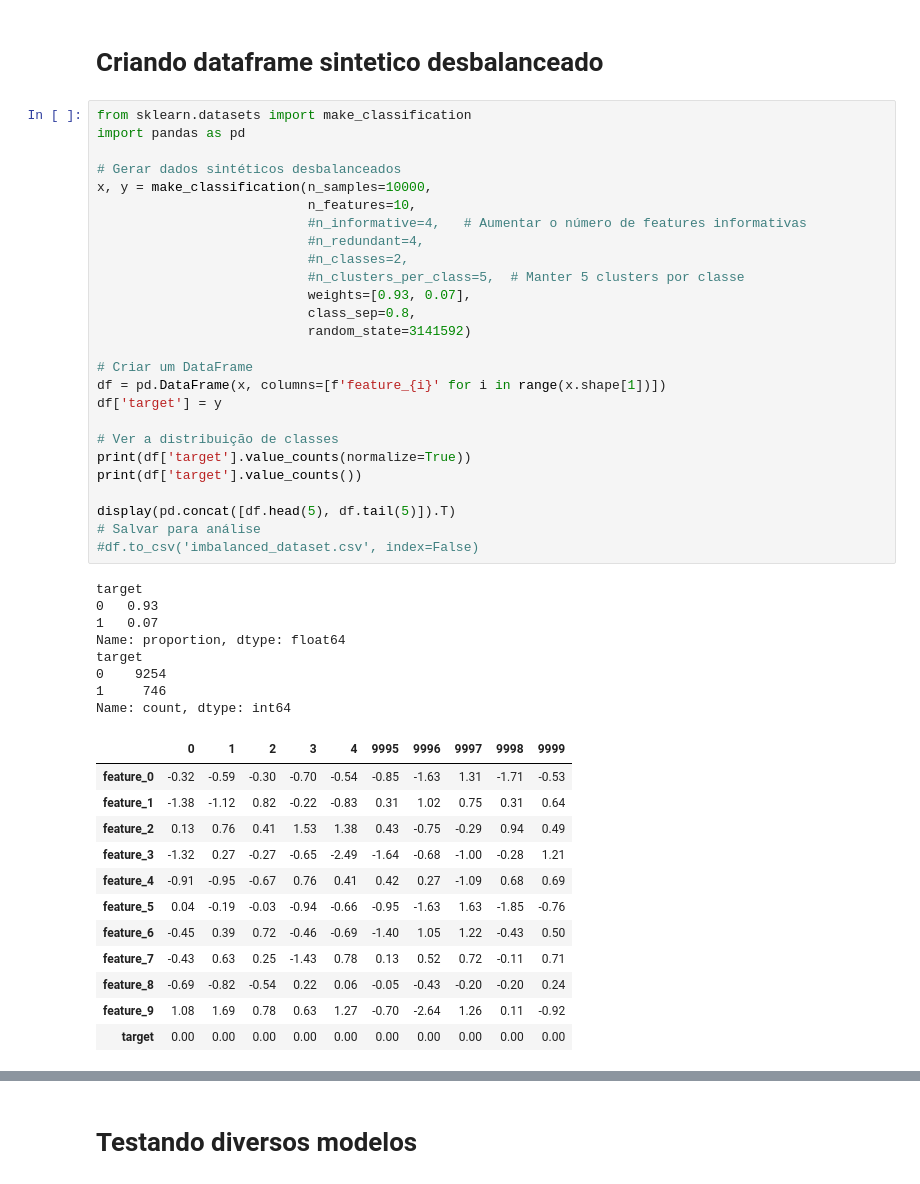
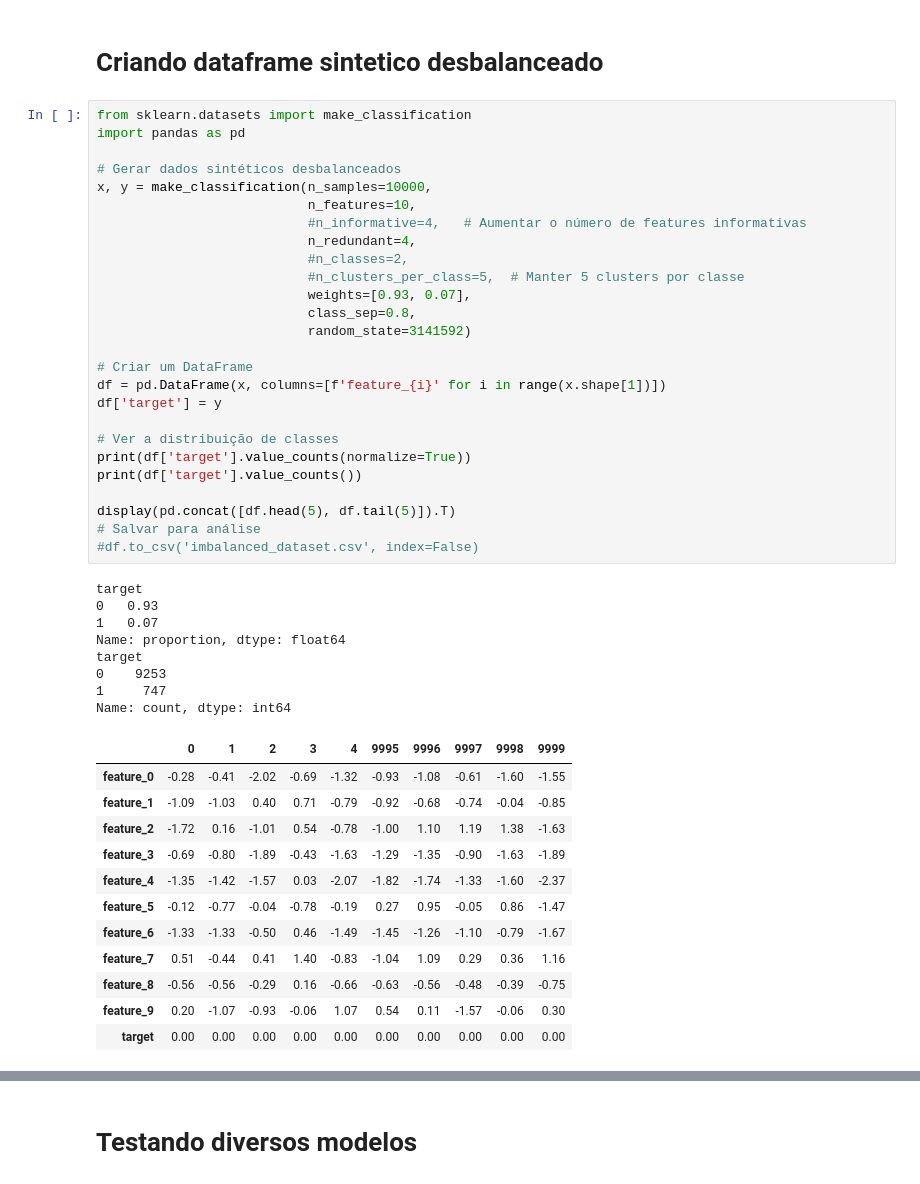
Before and after one commit to GabrielGabes/Machine-Learning-Preditivo, a Jupyter notebook: B7 - TT4.ipynb, the cells around one changed output, grey strips where cells are left out. Drawn from its saved outputs; the diff is of its cells as text.

```diff
--- a/B7 - TT4.ipynb
+++ b/B7 - TT4.ipynb
@@ -51,46 +59,46 @@ import pandas as pd
 
 # Gerar dados sintéticos desbalanceados
 x, y = make_classification(n_samples=10000,
                            n_features=10,
                            #n_informative=4,   # Aumentar o número de features informativas
-                           #n_redundant=4,
+                           n_redundant=4,
                            #n_classes=2,
                            #n_clusters_per_class=5,  # Manter 5 clusters por classe
                            weights=[0.93, 0.07],
                            class_sep=0.8,
                            random_state=3141592)
 
 # Criar um DataFrame
 df = pd.DataFrame(x, columns=[f'feature_{i}' for i in range(x.shape[1])])
 df['target'] = y
 
 # Ver a distribuição de classes
 print(df['target'].value_counts(normalize=True))
 print(df['target'].value_counts())
 
 display(pd.concat([df.head(5), df.tail(5)]).T)
 # Salvar para análise
 #df.to_csv('imbalanced_dataset.csv', index=False)
 # %% [output]
 target
 0   0.93
 1   0.07
 Name: proportion, dtype: float64
 target
-0    9254
-1     746
+0    9253
+1     747
 Name: count, dtype: int64
 |  | 0 | 1 | 2 | 3 | 4 | 9995 | 9996 | 9997 | 9998 | 9999 |
-| feature_0 | -0.32 | -0.59 | -0.30 | -0.70 | -0.54 | -0.85 | -1.63 | 1.31 | -1.71 | -0.53 |
-| feature_1 | -1.38 | -1.12 | 0.82 | -0.22 | -0.83 | 0.31 | 1.02 | 0.75 | 0.31 | 0.64 |
-| feature_2 | 0.13 | 0.76 | 0.41 | 1.53 | 1.38 | 0.43 | -0.75 | -0.29 | 0.94 | 0.49 |
-| feature_3 | -1.32 | 0.27 | -0.27 | -0.65 | -2.49 | -1.64 | -0.68 | -1.00 | -0.28 | 1.21 |
-| feature_4 | -0.91 | -0.95 | -0.67 | 0.76 | 0.41 | 0.42 | 0.27 | -1.09 | 0.68 | 0.69 |
-| feature_5 | 0.04 | -0.19 | -0.03 | -0.94 | -0.66 | -0.95 | -1.63 | 1.63 | -1.85 | -0.76 |
-| feature_6 | -0.45 | 0.39 | 0.72 | -0.46 | -0.69 | -1.40 | 1.05 | 1.22 | -0.43 | 0.50 |
-| feature_7 | -0.43 | 0.63 | 0.25 | -1.43 | 0.78 | 0.13 | 0.52 | 0.72 | -0.11 | 0.71 |
-| feature_8 | -0.69 | -0.82 | -0.54 | 0.22 | 0.06 | -0.05 | -0.43 | -0.20 | -0.20 | 0.24 |
-| feature_9 | 1.08 | 1.69 | 0.78 | 0.63 | 1.27 | -0.70 | -2.64 | 1.26 | 0.11 | -0.92 |
+| feature_0 | -0.28 | -0.41 | -2.02 | -0.69 | -1.32 | -0.93 | -1.08 | -0.61 | -1.60 | -1.55 |
+| feature_1 | -1.09 | -1.03 | 0.40 | 0.71 | -0.79 | -0.92 | -0.68 | -0.74 | -0.04 | -0.85 |
+| feature_2 | -1.72 | 0.16 | -1.01 | 0.54 | -0.78 | -1.00 | 1.10 | 1.19 | 1.38 | -1.63 |
+| feature_3 | -0.69 | -0.80 | -1.89 | -0.43 | -1.63 | -1.29 | -1.35 | -0.90 | -1.63 | -1.89 |
+| feature_4 | -1.35 | -1.42 | -1.57 | 0.03 | -2.07 | -1.82 | -1.74 | -1.33 | -1.60 | -2.37 |
+| feature_5 | -0.12 | -0.77 | -0.04 | -0.78 | -0.19 | 0.27 | 0.95 | -0.05 | 0.86 | -1.47 |
+| feature_6 | -1.33 | -1.33 | -0.50 | 0.46 | -1.49 | -1.45 | -1.26 | -1.10 | -0.79 | -1.67 |
+| feature_7 | 0.51 | -0.44 | 0.41 | 1.40 | -0.83 | -1.04 | 1.09 | 0.29 | 0.36 | 1.16 |
+| feature_8 | -0.56 | -0.56 | -0.29 | 0.16 | -0.66 | -0.63 | -0.56 | -0.48 | -0.39 | -0.75 |
+| feature_9 | 0.20 | -1.07 | -0.93 | -0.06 | 1.07 | 0.54 | 0.11 | -1.57 | -0.06 | 0.30 |
 | target | 0.00 | 0.00 | 0.00 | 0.00 | 0.00 | 0.00 | 0.00 | 0.00 | 0.00 | 0.00 |
 # %%
 # Variavel Dependente
```
Also changed, not shown: parts of 13 cells of this notebook, 1 other file.
